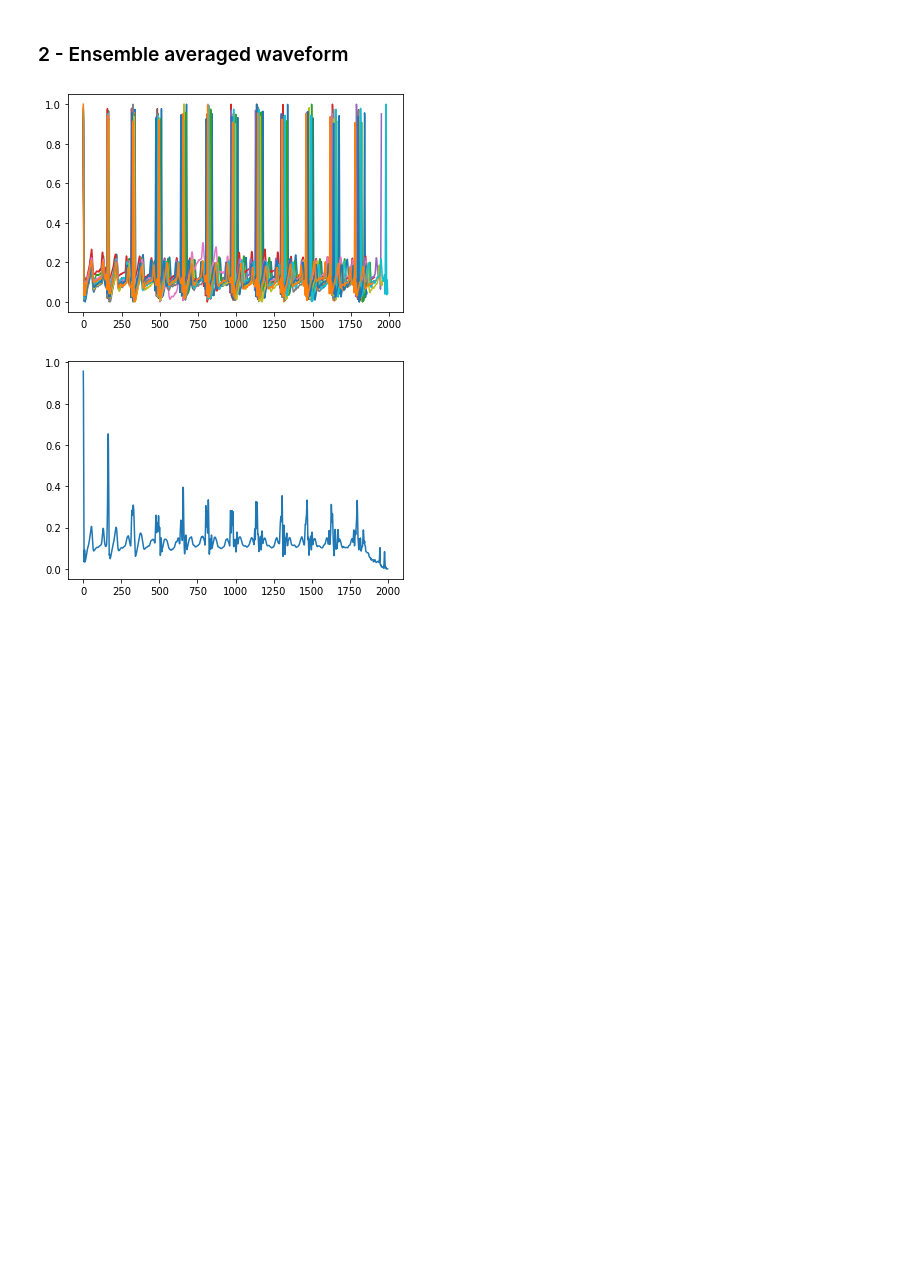
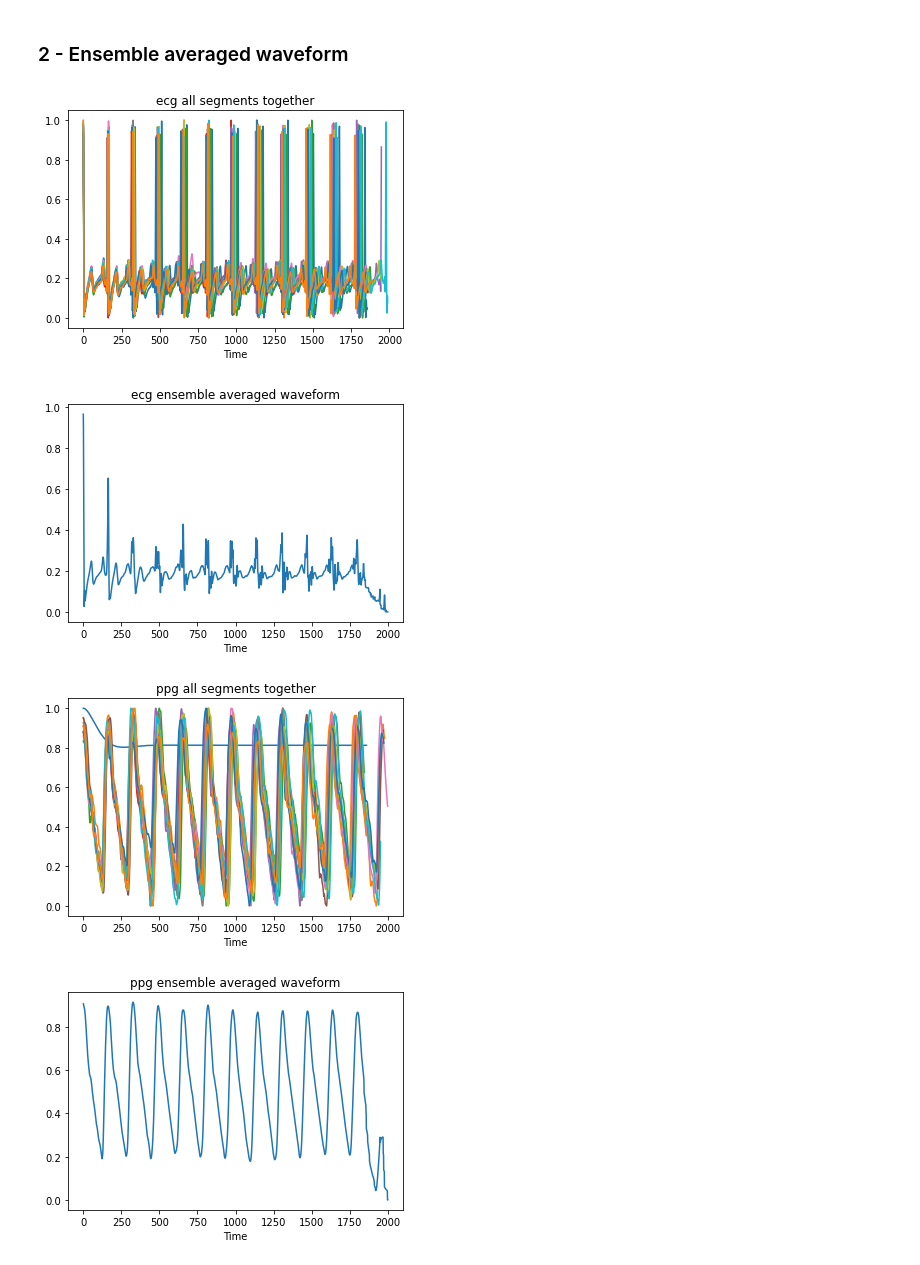
Before and after one commit to Juoksuorava/Health-Wearables-2021, a Jupyter notebook: Analysis Exercise 3/analysis_exercise_3.ipynb, the cells around one changed output. Cells and saved outputs as stored; diff of their text form; code cells hidden in the pictures; blank space fills up the shorter version.

```diff
--- a/Analysis Exercise 3/analysis_exercise_3.ipynb
+++ b/Analysis Exercise 3/analysis_exercise_3.ipynb
@@ -46,6 +48,16 @@ n_ppg = int(fs*T_ppg)
 
 resampled_ecg = signal.resample(ecg_signal, n_ecg, ecg_time)[0]
 resampled_ppg = signal.resample(ir_signal, n_ppg, ir_time)[0]
+# %%
+def butter_bandpass_filter(lowcut, highcut, fs, order, data):
+  sampling_rate = 0.5*fs
+  b,a = signal.butter(order, [lowcut/sampling_rate, highcut/sampling_rate], btype = 'band')
+  y = signal.lfilter(b,a,data)
+  return y
+
+# low and high cut a bit wider range than seen in the PSD's
+filtered_ecg = butter_bandpass_filter(highcut = 40, lowcut = 0.5, fs=fs, order = 2, data = resampled_ecg)
+filtered_ppg = butter_bandpass_filter(highcut = 15, lowcut = 0.5, fs=fs, order = 2, data = resampled_ppg)
 # %% [markdown]
 ### 1 - Signal segmentation
 # %%
@@ -60,9 +72,12 @@ def slicing(sig, file_label, segment_length):
 
     return (sig_sliced, label)
 
-ecg_sliced, label = slicing(resampled_ecg, "ecg", segment_length=10*fs)
+ecg_sliced, ecg_label = slicing(filtered_ecg, "ecg", segment_length=10*fs)
+ppg_sliced, ppg_label = slicing(filtered_ppg, "ppg", segment_length=10*fs)
 print(np.shape(ecg_sliced))
-print(label)
+print(ecg_label)
+print(np.shape(ppg_sliced))
+print(ppg_label)
 # %% [output]
 (12, 2000)
 ['ecg', 'ecg', 'ecg', 'ecg', 'ecg', 'ecg', 'ecg', 'ecg', 'ecg', 'ecg', 'ecg', 'ecg']
@@ -74,23 +91,31 @@ def normalize(sig):
     sig = sig/np.max(sig)
     return sig
 # %%
-def ensemble_average(signal_segments):
+def ensemble_average(signal_segments, name):
 
     average = np.zeros((2000))
 
     for segment in signal_segments:
         segment = normalize(segment)
-        peaks_indices = find_peaks(segment, height = 0.5)[0]
+        peaks_indices = find_peaks(segment, height = 0.65)[0]
         first_peak = peaks_indices[0]
         plt.plot(segment[first_peak:])
         average = [x+y for x, y in zip(average, np.concatenate((np.array(segment[first_peak:]),np.zeros(first_peak))))]
 
+    plt.title(name + " all segments together")
+    plt.xlabel("Time")
     plt.show()
     plt.close()
     plt.plot(np.array(average)/ len(signal_segments))
+    plt.title(name + " ensemble averaged waveform")
+    plt.xlabel("Time")
     plt.show()
+    return average
 
-ensemble_average(ecg_sliced)
+ecg_average = ensemble_average(ecg_sliced, "ecg")
+ppg_average = ensemble_average(ppg_sliced, "ppg")
 # %% [output]
-[figure, old version]
+[figure, new version]
-[figure, old version]
+[figure, new version]
+[figure, added]
+[figure, added]
```
Also changed, not shown: parts of 10 cells of this notebook.
